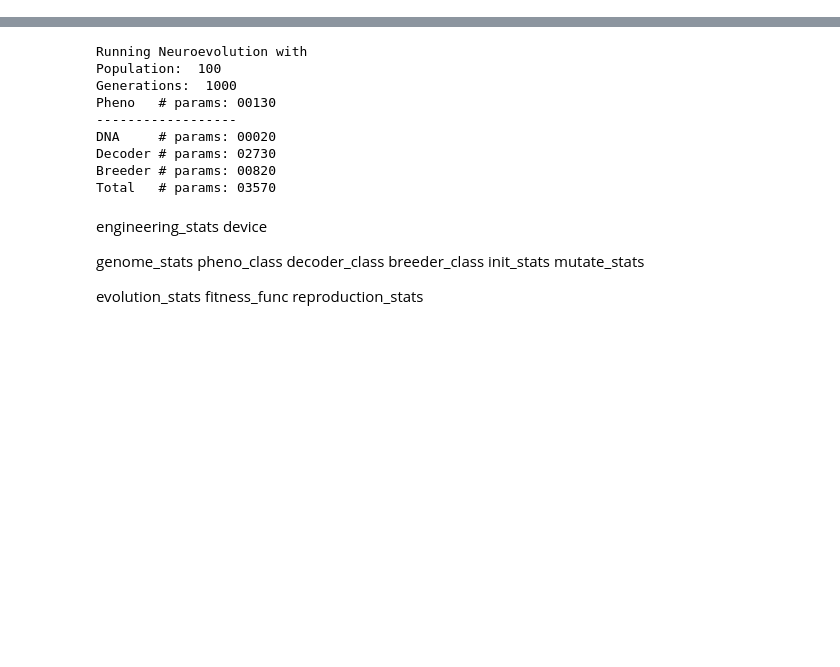
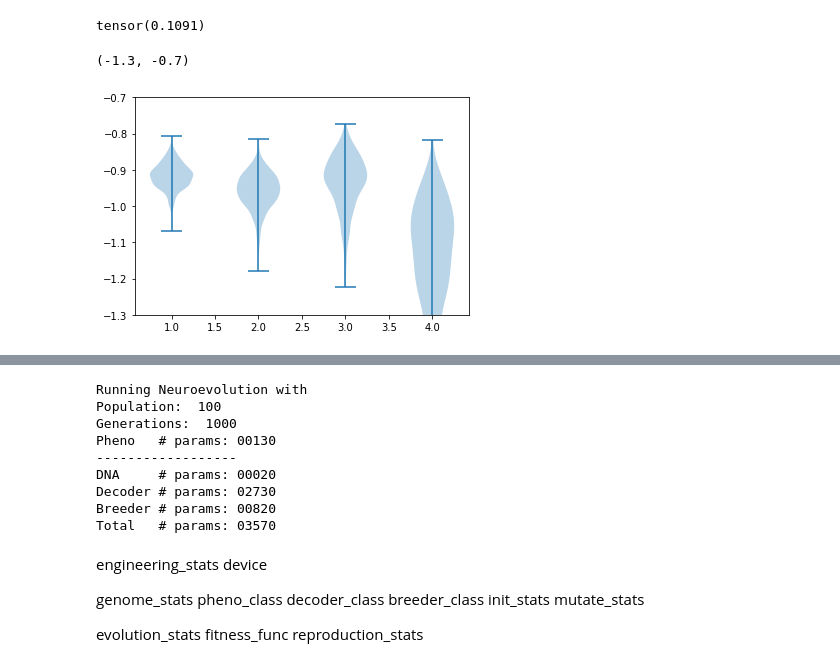
Before and after one commit to akarshkumar0101/evolved-neuroevolution, a Jupyter notebook: ne_experiment.ipynb, the cells around one changed output, grey strips where cells are left out. Cells and saved outputs as stored; diff of their text form; code cells hidden in the pictures; blank space fills up the shorter version.

Commit message:
use better combined genotype that is split into parts

```diff
--- a/ne_experiment.ipynb
+++ b/ne_experiment.ipynb
@@ -197,0 +175,6 @@ KeyboardInterrupt:
+# %%
+geno = ne.pop[np.argmax(util.arr_dict2dict_arr(np.array(ne.fitdata_gens))['fitness'][-1])]
+# %%
+net = geno.load_pheno(models_decode.IdentityDecoder(), models_pheno.SmallNet().to(device))
+
+task.perform_stats(net, device=device)
@@ -197,0 +184,4 @@ KeyboardInterrupt:
+# %%
+(1e-2*torch.randn(130)).norm(dim=-1)
+# %% [output]
+tensor(0.1091)
@@ -197,0 +190,20 @@ KeyboardInterrupt:
+# %%
+pheno = models_pheno.ConvNet().to(device)
+decoder = models_decode.IdentityDecoder()
+
+fits = np.zeros((2, 2, 1000))
+for nei, ne in enumerate([ne1, ne2]):
+    for bi, breeder in enumerate([models_breed.AverageBreeder(), models_breed.RandomSwapBreeder()]):
+        prob = population.fit2prob_sm(ne.fitdata['fitness'], fit2prob_sm_iT=1., fit2prob_sm_normalize=False)
+        for i in tqdm(range(1000)):
+            geno1, geno2 = np.random.choice(ne.pop, size=(2), p=prob)
+            dna = breeder.breed_dna(geno1.dna, geno2.dna)
+            geno = neuroevolution.CombinedGenotype(dna, geno1.decoder_dna, geno1.breeder_dna)
+            pheno = geno.to_pheno(decoder, pheno)
+            fits[nei, bi, i] = task.calc_pheo_fitness(pheno, device=device)['fitness']
+# %%
+plt.violinplot(fits.reshape(4, 1000).T);
+plt.ylim(-1.3, -.7)
+# %% [output]
+(-1.3, -0.7)
+[figure, added]
```
Also changed, not shown: parts of 13 cells of this notebook, 1 other file.
